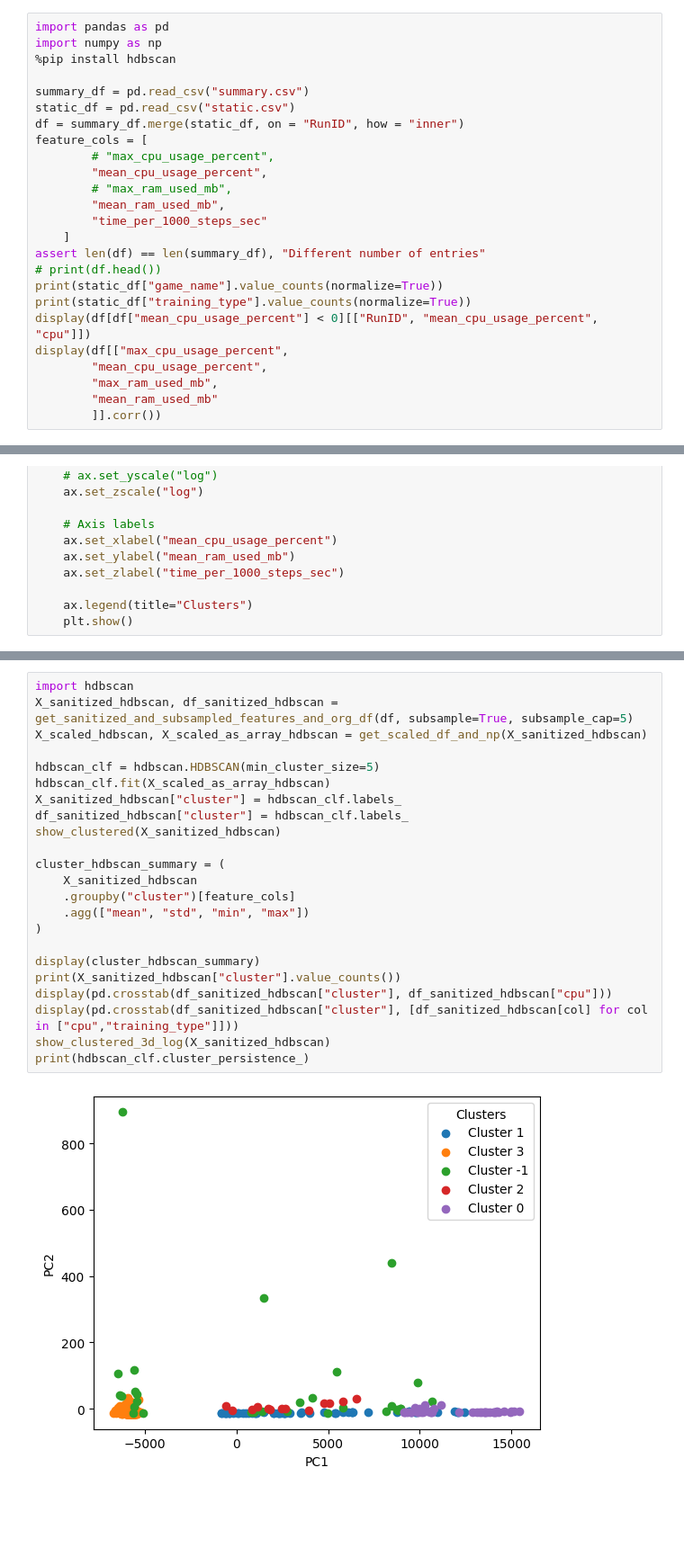
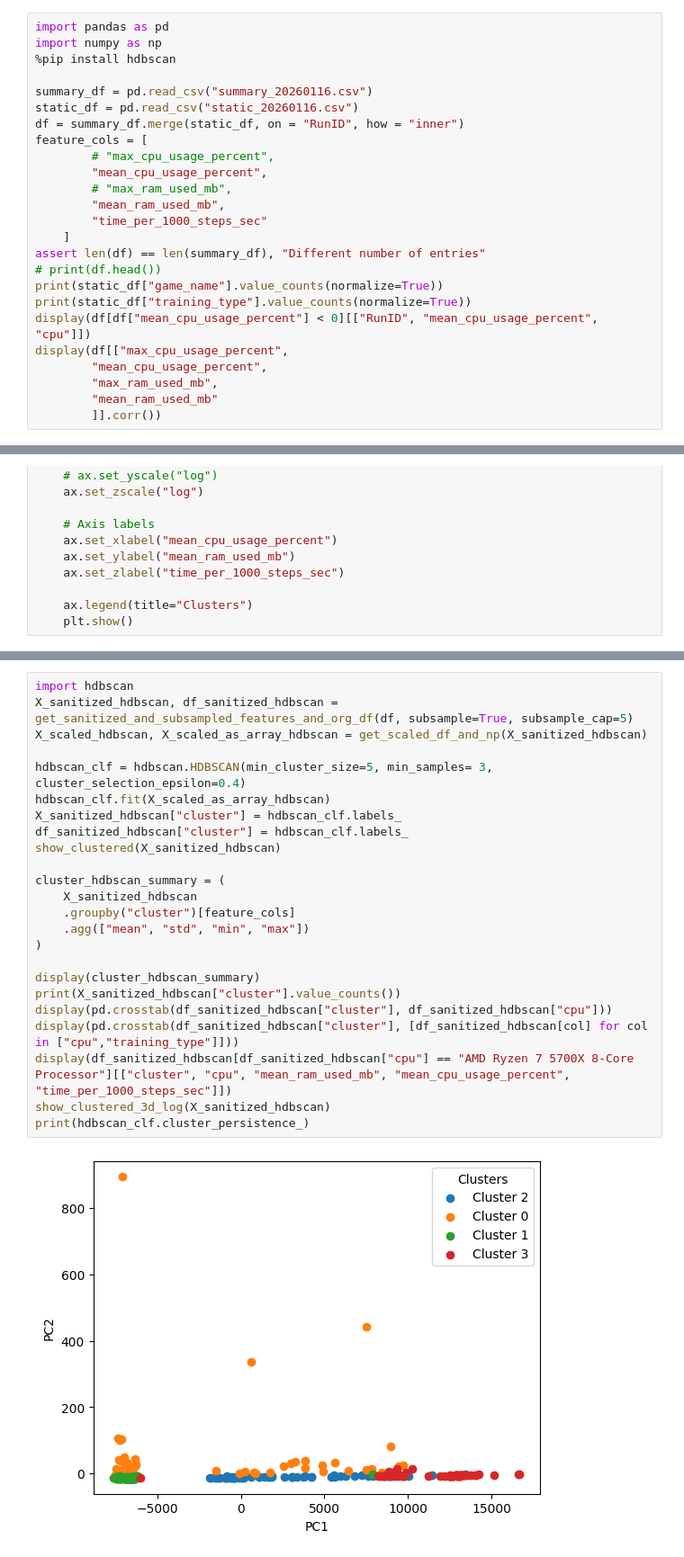
Before and after one commit to Ninjagoat73/project2-1_group15, a Jupyter notebook: data-analysis/RQ5/kmeans.ipynb, the cells around one changed output, grey strips where cells are left out. Shown at 90% size. Cells and saved outputs as stored; diff of their text form; blank space fills up the shorter version.

```diff
--- a/data-analysis/RQ5/kmeans.ipynb
+++ b/data-analysis/RQ5/kmeans.ipynb
@@ -5,8 +5,8 @@ import pandas as pd
 import numpy as np
 %pip install hdbscan
 
-summary_df = pd.read_csv("summary.csv")
-static_df = pd.read_csv("static.csv")
+summary_df = pd.read_csv("summary_20260116.csv")
+static_df = pd.read_csv("static_20260116.csv")
 df = summary_df.merge(static_df, on = "RunID", how = "inner")
 feature_cols = [
         # "max_cpu_usage_percent",
@@ -753,28 +759,29 @@ display(static_df[["gpu", "system_ram_gb"]].drop_duplicates())
 # %%
 import hdbscan
 X_sanitized_hdbscan, df_sanitized_hdbscan = get_sanitized_and_subsampled_features_and_org_df(df, subsample=True, subsample_cap=5)
 X_scaled_hdbscan, X_scaled_as_array_hdbscan = get_scaled_df_and_np(X_sanitized_hdbscan)
 
-hdbscan_clf = hdbscan.HDBSCAN(min_cluster_size=5)
+hdbscan_clf = hdbscan.HDBSCAN(min_cluster_size=5, min_samples= 3, cluster_selection_epsilon=0.4)
 hdbscan_clf.fit(X_scaled_as_array_hdbscan)
 X_sanitized_hdbscan["cluster"] = hdbscan_clf.labels_
 df_sanitized_hdbscan["cluster"] = hdbscan_clf.labels_
 show_clustered(X_sanitized_hdbscan)
 
 cluster_hdbscan_summary = (
     X_sanitized_hdbscan
     .groupby("cluster")[feature_cols]
     .agg(["mean", "std", "min", "max"])
 )
 
 display(cluster_hdbscan_summary)
 print(X_sanitized_hdbscan["cluster"].value_counts())
 display(pd.crosstab(df_sanitized_hdbscan["cluster"], df_sanitized_hdbscan["cpu"]))
 display(pd.crosstab(df_sanitized_hdbscan["cluster"], [df_sanitized_hdbscan[col] for col in ["cpu","training_type"]]))
+display(df_sanitized_hdbscan[df_sanitized_hdbscan["cpu"] == "AMD Ryzen 7 5700X 8-Core Processor"][["cluster", "cpu", "mean_ram_used_mb", "mean_cpu_usage_percent", "time_per_1000_steps_sec"]])
 show_clustered_3d_log(X_sanitized_hdbscan)
 print(hdbscan_clf.cluster_persistence_)
 # %% [output]
-[figure, old version]
+[figure, new version]
 |  | mean_cpu_usage_percent |  |  |  | mean_ram_used_mb |  |  |  | ... |
 |  | mean | std | min | max | mean | std | min | max | ... |
 | cluster |  |  |  |  |  |  |  |  | ... |
```
Also changed, not shown: parts of 30 cells of this notebook.
